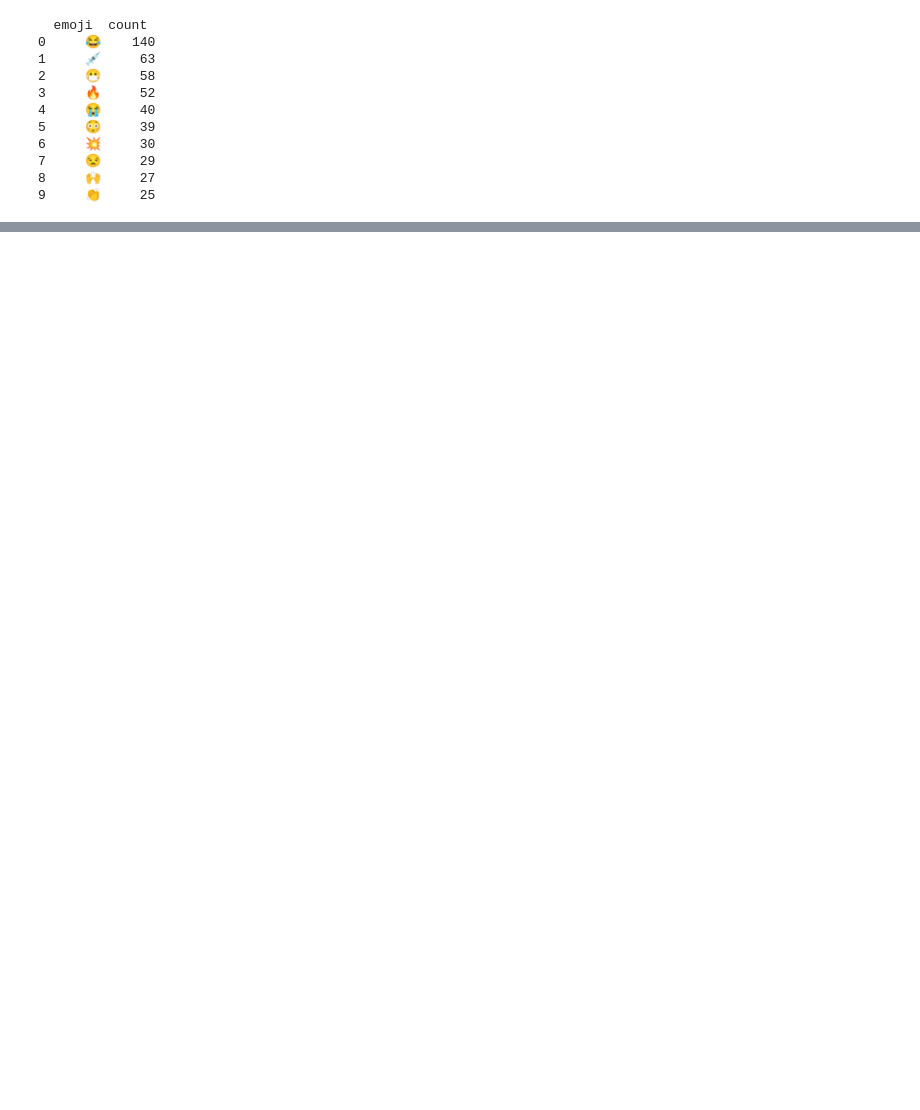
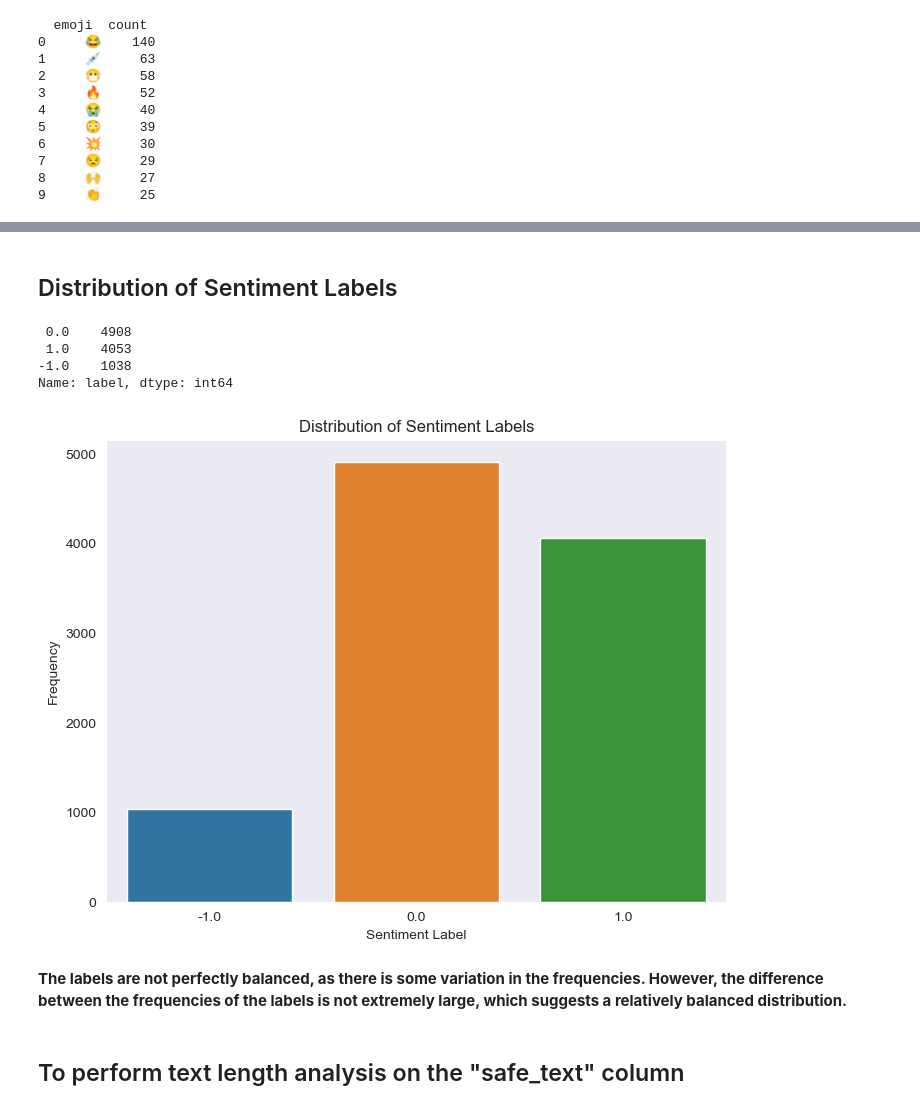
Before and after one commit to Sylvester107/NLP-Sentiment-Analysis, a Jupyter notebook: src/EDA.ipynb, the cells around one changed output, grey strips where cells are left out. Saved outputs shown, nothing was run; the diff lists cells and outputs as text; code cells hidden in the pictures; blank space fills up the shorter version.

```diff
--- a/src/EDA.ipynb
+++ b/src/EDA.ipynb
@@ -201,0 +284,26 @@ sns.barplot(x='count',y='category',data=emoji_df.head(10));
+# %% [markdown]
+## Distribution of Sentiment Labels
+# %%
+# Calculate the frequency of each sentiment label
+label_counts = train_df['label'].value_counts()
+label_counts
+# %% [output]
+ 0.0    4908
+ 1.0    4053
+-1.0    1038
+Name: label, dtype: int64
+# %%
+train_df['label'] = train_df['label'].astype('category')
+# Create a bar chart to visualize the distribution
+plt.figure(figsize=(8, 6))
+sns.barplot(x=train_df['label'].value_counts().index, y=train_df['label'].value_counts().values)
+plt.xlabel('Sentiment Label')
+plt.ylabel('Frequency')
+plt.title('Distribution of Sentiment Labels')
+plt.show()
+# %% [output]
+[figure, added]
+# %% [markdown]
+**The labels are not perfectly balanced, as there is some variation in the frequencies. However, the difference between the frequencies of the labels is not extremely large, which suggests a relatively balanced distribution.**
+# %% [markdown]
+## To perform text length analysis on the "safe_text" column
```
Also changed, not shown: parts of 44 cells of this notebook.
